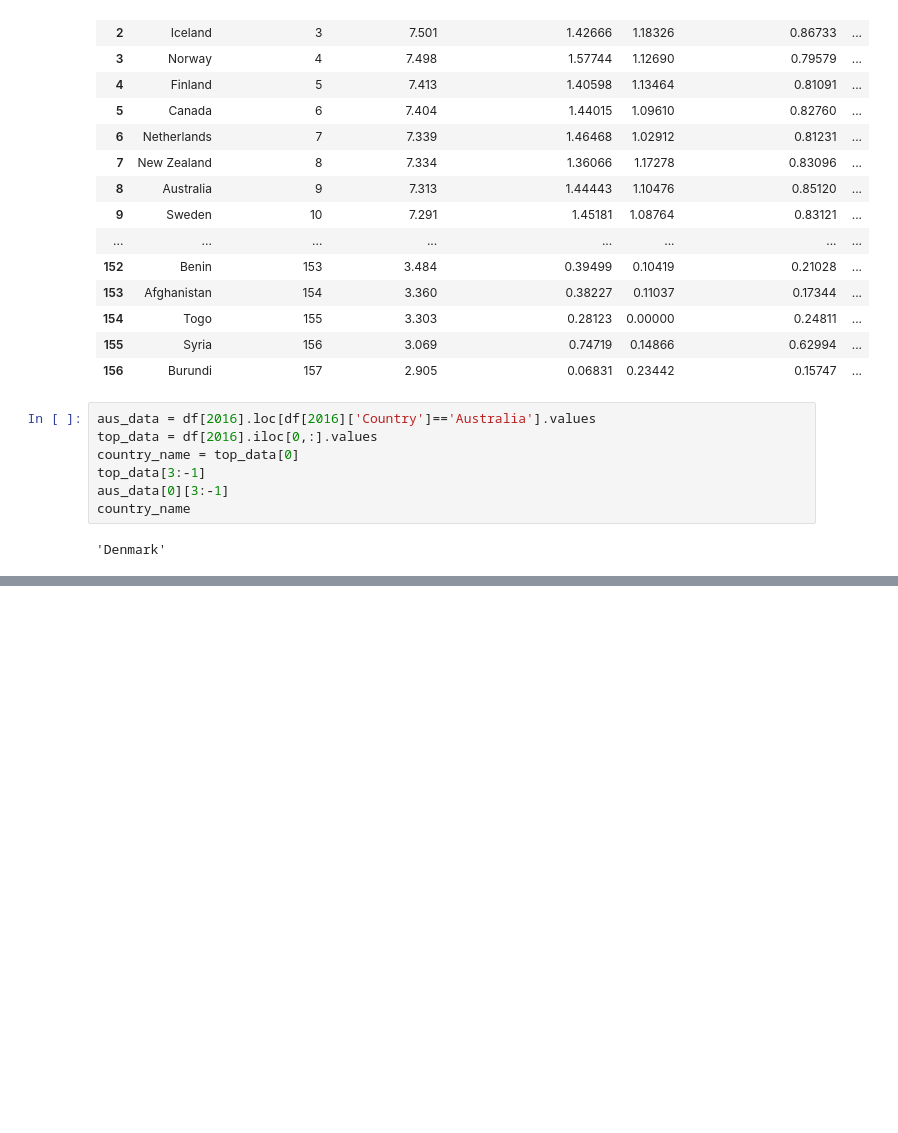
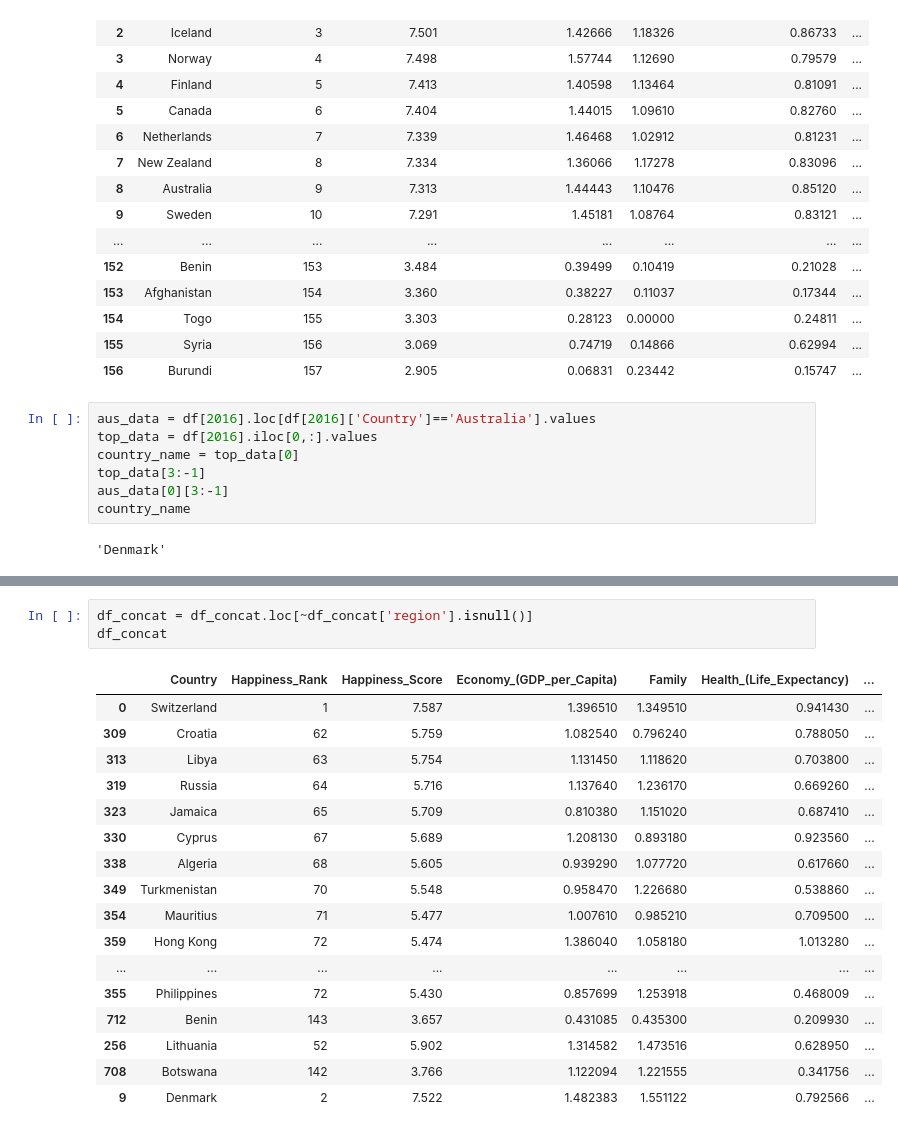
Before and after one commit to UWA-Project-1/The-World-Happiness-Analysis, a Jupyter notebook: source_code.ipynb, the cells around one changed output, grey strips where cells are left out. Saved outputs shown, nothing was run; the diff lists cells and outputs as text; blank space fills up the shorter version.

```diff
--- a/source_code.ipynb
+++ b/source_code.ipynb
@@ -212,0 +245,21 @@ fig.show()
+# %%
+df_concat = df_concat.loc[~df_concat['region'].isnull()]
+df_concat
+# %% [output]
+|  | Country | Happiness_Rank | Happiness_Score | Economy_(GDP_per_Capita) | Family | Health_(Life_Expectancy) | ... |
+| 0 | Switzerland | 1 | 7.587 | 1.396510 | 1.349510 | 0.941430 | ... |
+| 309 | Croatia | 62 | 5.759 | 1.082540 | 0.796240 | 0.788050 | ... |
+| 313 | Libya | 63 | 5.754 | 1.131450 | 1.118620 | 0.703800 | ... |
+| 319 | Russia | 64 | 5.716 | 1.137640 | 1.236170 | 0.669260 | ... |
+| 323 | Jamaica | 65 | 5.709 | 0.810380 | 1.151020 | 0.687410 | ... |
+| 330 | Cyprus | 67 | 5.689 | 1.208130 | 0.893180 | 0.923560 | ... |
+| 338 | Algeria | 68 | 5.605 | 0.939290 | 1.077720 | 0.617660 | ... |
+| 349 | Turkmenistan | 70 | 5.548 | 0.958470 | 1.226680 | 0.538860 | ... |
+| 354 | Mauritius | 71 | 5.477 | 1.007610 | 0.985210 | 0.709500 | ... |
+| 359 | Hong Kong | 72 | 5.474 | 1.386040 | 1.058180 | 1.013280 | ... |
+| ... | ... | ... | ... | ... | ... | ... | ... |
+| 355 | Philippines | 72 | 5.430 | 0.857699 | 1.253918 | 0.468009 | ... |
+| 712 | Benin | 143 | 3.657 | 0.431085 | 0.435300 | 0.209930 | ... |
+| 256 | Lithuania | 52 | 5.902 | 1.314582 | 1.473516 | 0.628950 | ... |
+| 708 | Botswana | 142 | 3.766 | 1.122094 | 1.221555 | 0.341756 | ... |
+| 9 | Denmark | 2 | 7.522 | 1.482383 | 1.551122 | 0.792566 | ... |
```
Also changed, not shown: parts of 4 cells of this notebook.
